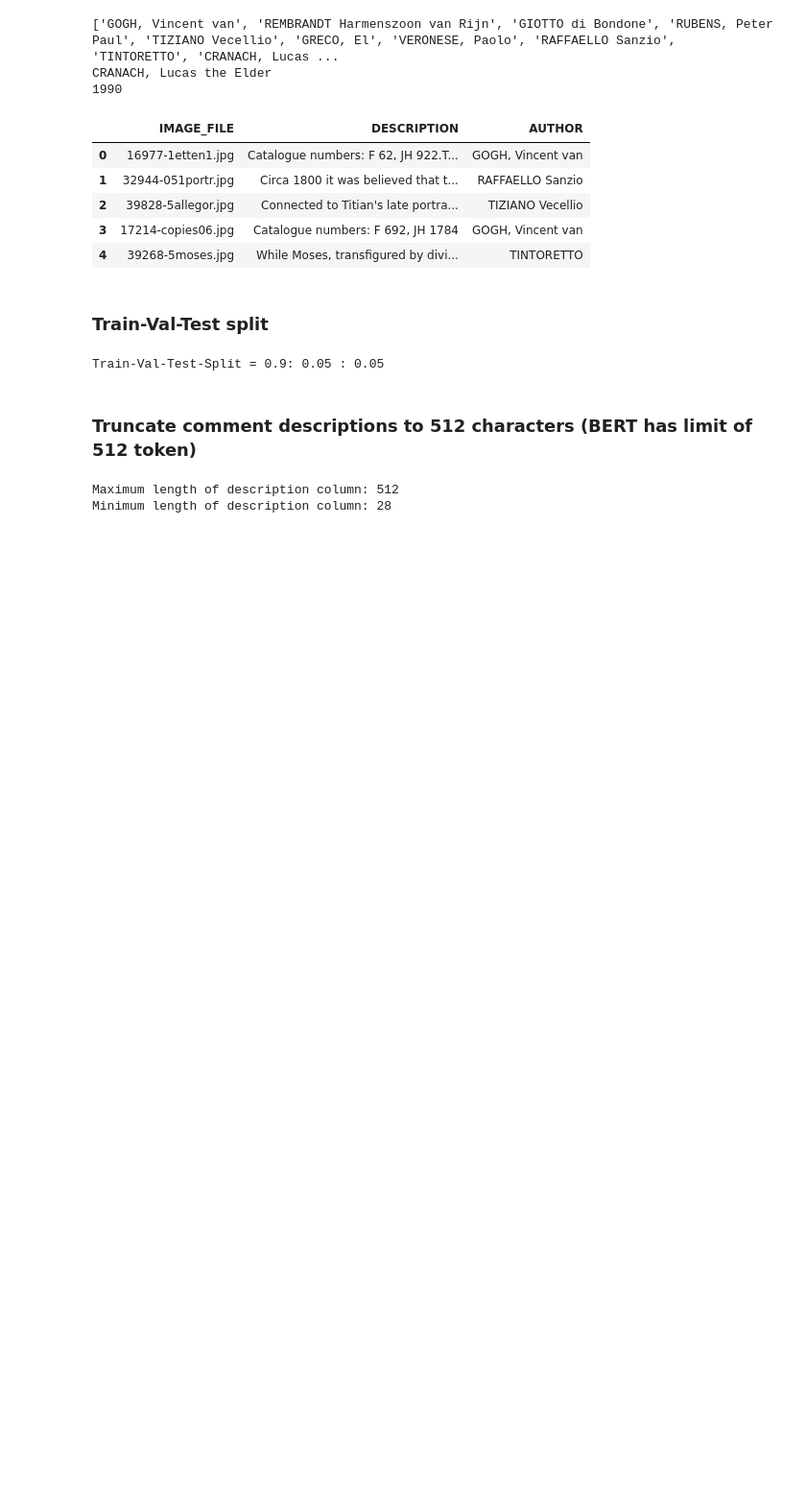
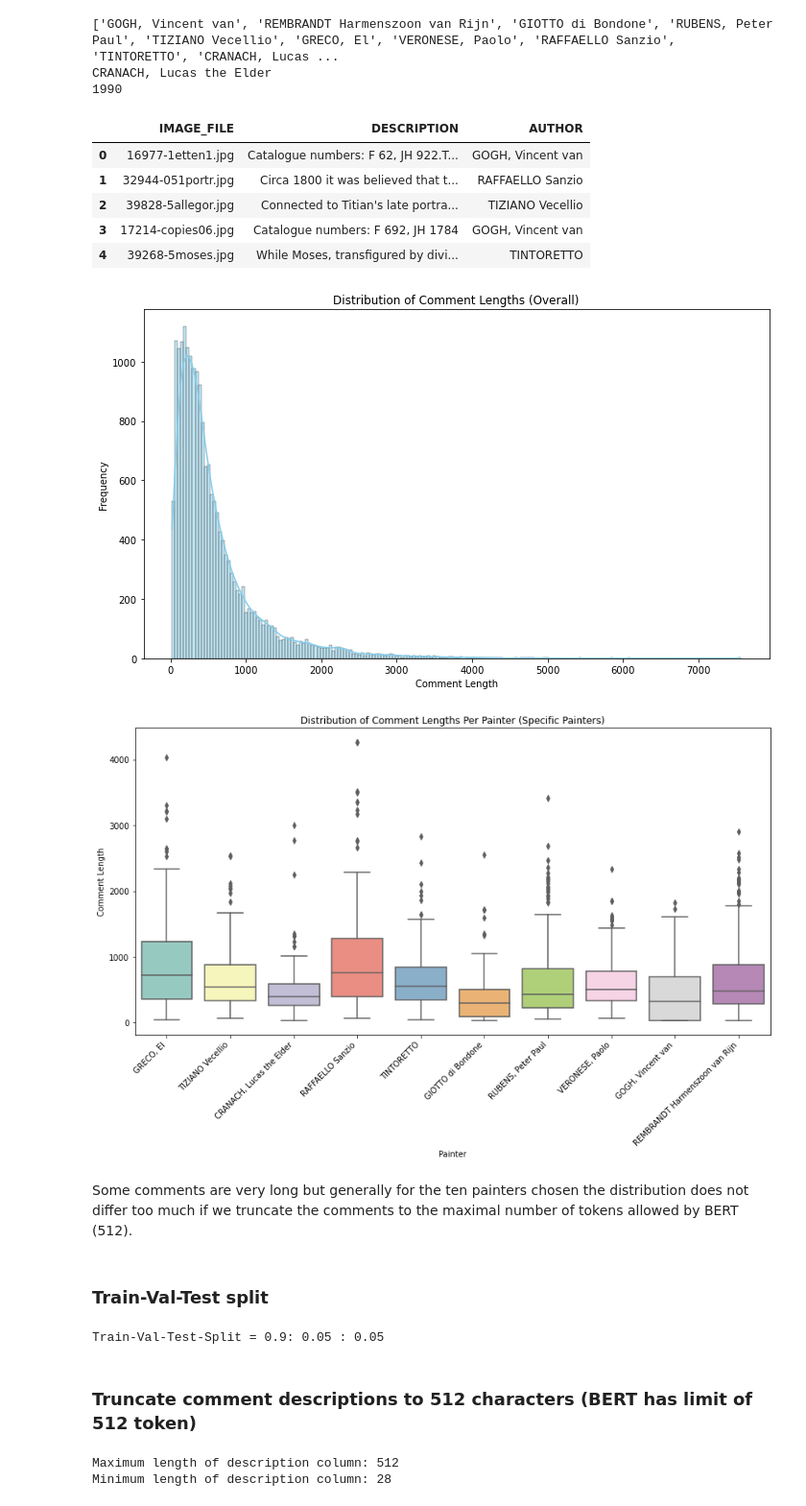
Before and after one commit to reascr/Multimodal_Painter_Attribution, a Jupyter notebook: Data_Pipeline.ipynb, the cells around one changed output. Shown at 96% size. Drawn from its saved outputs; the diff is of its cells as text; code cells hidden in the pictures; blank space fills up the shorter version.

```diff
--- a/Data_Pipeline.ipynb
+++ b/Data_Pipeline.ipynb
@@ -93,6 +93,44 @@ CRANACH, Lucas the Elder
 | 2 | 39828-5allegor.jpg | Connected to Titian's late portra... | TIZIANO Vecellio |
 | 3 | 17214-copies06.jpg | Catalogue numbers: F 692, JH 1784 | GOGH, Vincent van |
 | 4 | 39268-5moses.jpg | While Moses, transfigured by divi... | TINTORETTO |
+# %%
+# show comment length distribution
+
+# COPIED: CHANGE HERE
+# Step 1: Calculate Comment Lengths
+train_df['comment_length'] = train_df['DESCRIPTION'].apply(lambda x: len(str(x)))
+
+# Step 2: Plot Overall Distribution
+plt.figure(figsize=(10, 6))
+sns.histplot(train_df['comment_length'], kde=True, color='skyblue')
+plt.title('Distribution of Comment Lengths (Overall)')
+plt.xlabel('Comment Length')
+plt.ylabel('Frequency')
+plt.tight_layout()
+plt.show()
+
+# Step 3: Plot Distribution Per Painter
+
+# List of specific painters
+specific_painters = top_10_painters # Replace with your list
+
+# Filter train_df to include only data for specific painters
+specific_painters_df = train_df[train_df['AUTHOR'].isin(specific_painters)]
+
+# Plot Distribution Per Painter for specific painters
+plt.figure(figsize=(12, 8))
+sns.boxplot(x='AUTHOR', y='comment_length', data=specific_painters_df, palette='Set3')
+plt.title('Distribution of Comment Lengths Per Painter (Specific Painters)')
+plt.xlabel('Painter')
+plt.ylabel('Comment Length')
+plt.xticks(rotation=45, ha='right')
+plt.tight_layout()
+plt.show()
+# %% [output]
+[figure, added]
+[figure, added]
+# %% [markdown]
+Some comments are very long but generally for the ten painters chosen the distribution does not differ too much if we truncate the comments to the maximal number of tokens allowed by BERT (512).
 # %% [markdown]
 ### Train-Val-Test split
 # %%
```
Also changed, not shown: parts of 10 cells of this notebook, 3 other files.
